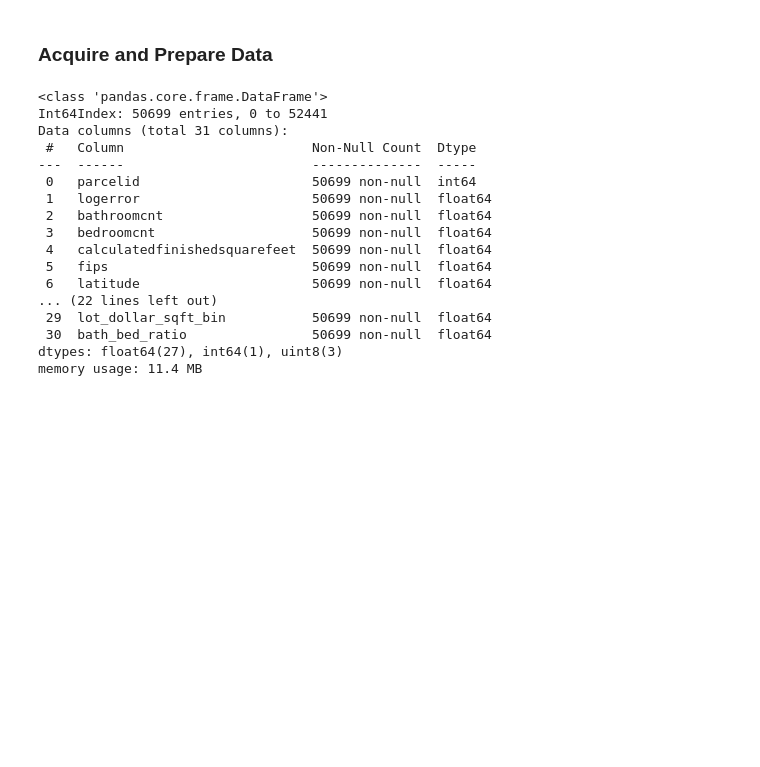
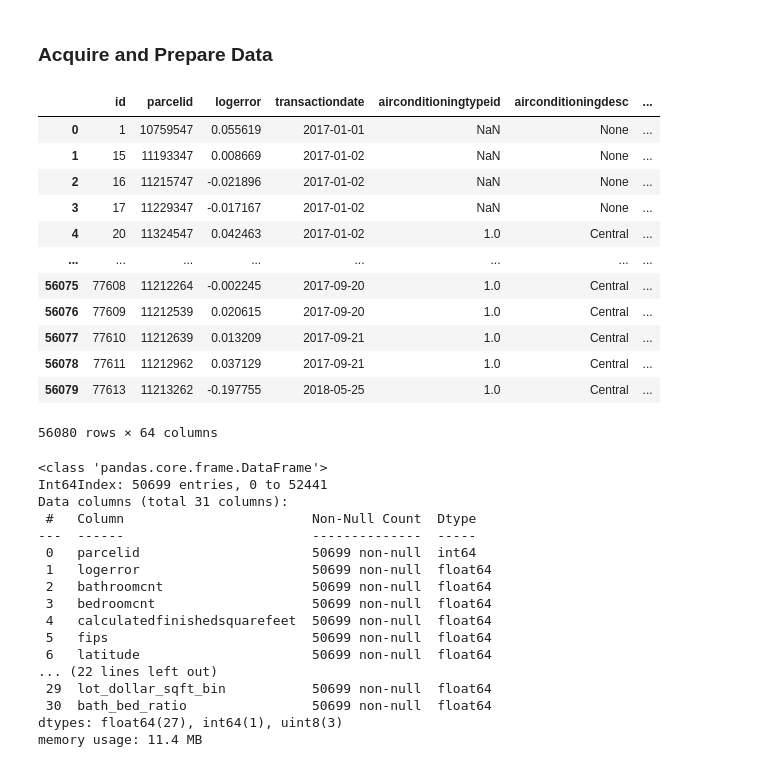
Before and after one commit to Dashing-through-Zillow/clustering-project, a Jupyter notebook: report_draft.ipynb, the cells around one changed output. Saved outputs shown, nothing was run; the diff lists cells and outputs as text; code cells hidden in the pictures; blank space fills up the shorter version.

```diff
--- a/report_draft.ipynb
+++ b/report_draft.ipynb
@@ -66,4 +66,21 @@ from sklearn.preprocessing import PolynomialFeatures
 from sklearn.metrics import mean_squared_error, r2_score, explained_variance_score
 import warnings
 warnings.filterwarnings('ignore')
+# %%
+# full zillow database
+wrangle.full_zillow_db()
+# %% [output]
+|  | id | parcelid | logerror | transactiondate | airconditioningtypeid | airconditioningdesc | ... |
+| 0 | 1 | 10759547 | 0.055619 | 2017-01-01 | NaN | None | ... |
+| 1 | 15 | 11193347 | 0.008669 | 2017-01-02 | NaN | None | ... |
+| 2 | 16 | 11215747 | -0.021896 | 2017-01-02 | NaN | None | ... |
+| 3 | 17 | 11229347 | -0.017167 | 2017-01-02 | NaN | None | ... |
+| 4 | 20 | 11324547 | 0.042463 | 2017-01-02 | 1.0 | Central | ... |
+| ... | ... | ... | ... | ... | ... | ... | ... |
+| 56075 | 77608 | 11212264 | -0.002245 | 2017-09-20 | 1.0 | Central | ... |
+| 56076 | 77609 | 11212539 | 0.020615 | 2017-09-20 | 1.0 | Central | ... |
+| 56077 | 77610 | 11212639 | 0.013209 | 2017-09-21 | 1.0 | Central | ... |
+| 56078 | 77611 | 11212962 | 0.037129 | 2017-09-21 | 1.0 | Central | ... |
+| 56079 | 77613 | 11213262 | -0.197755 | 2018-05-25 | 1.0 | Central | ... |
+56080 rows × 64 columns
 # %%
```
Also changed, not shown: parts of 63 cells of this notebook.
